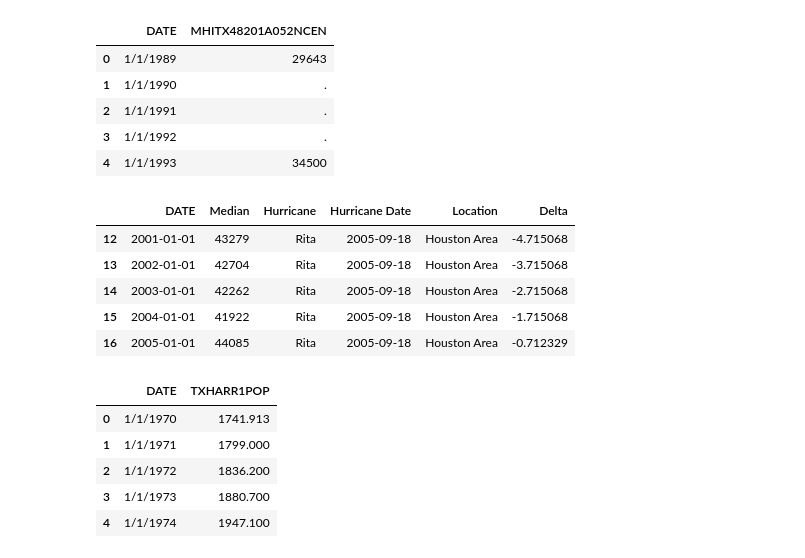
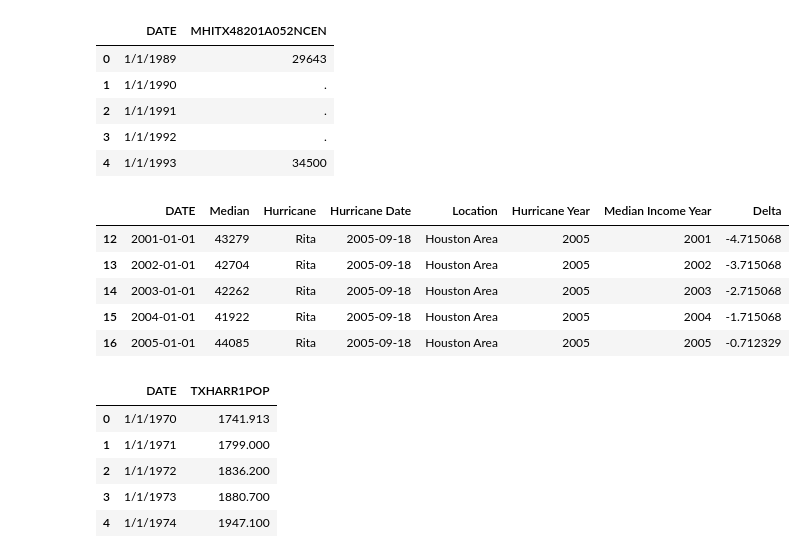
Before and after one commit to mchrzanowski27/Project1, a Jupyter notebook: Project 1 Data Rita.ipynb, the cells around one changed output. Saved outputs shown, nothing was run; the diff lists cells and outputs as text; code cells hidden in the pictures.

```diff
--- a/Project 1 Data Rita.ipynb
+++ b/Project 1 Data Rita.ipynb
@@ -215,33 +215,40 @@ rita_median_df.head()
 # %%
 # remove rows prior to 1990
 
 rita_median_df['DATE'] = pd.to_datetime(rita_median_df['DATE'])
 
 rita_median_df = rita_median_df[rita_median_df["DATE"] >= '2001-01-01']
 
 #Add hurricane, year, location
 
 rita_median_df[['Hurricane','Hurricane Date','Location']] = pd.DataFrame([['Rita','2005-09-18','Houston Area']], index = rita_median_df.index)
 
 rita_median_df['Hurricane Date'] = pd.to_datetime(rita_median_df['Hurricane Date'])
 
+rita_median_df['Hurricane Year'] = pd.to_datetime(rita_median_df['Hurricane Date'],format='%Y%m%d')
+
+rita_median_df['Hurricane Year'] = pd.DatetimeIndex(rita_median_df['Hurricane Year']).year
+
+rita_median_df['Median Income Year'] = pd.to_datetime(rita_median_df['DATE'],format='%Y%m%d')
+
+rita_median_df['Median Income Year'] = pd.DatetimeIndex(rita_median_df['Median Income Year']).year
 
 #We will need to show data from multiple years, so delta from hurricane best option
 rita_median_df['Delta'] = ((rita_median_df['DATE'] - rita_median_df['Hurricane Date']).dt.days/365)
 
 rita_median_df['Delta'] = rita_median_df['Delta'].astype(float)
 
 #Rename column
 rita_median_df = rita_median_df.rename(columns={'MHITX48201A052NCEN': 'Median'})
 
 rita_median_df.head()
 # %% [output]
-|  | DATE | Median | Hurricane | Hurricane Date | Location | Delta |
-| 12 | 2001-01-01 | 43279 | Rita | 2005-09-18 | Houston Area | -4.715068 |
-| 13 | 2002-01-01 | 42704 | Rita | 2005-09-18 | Houston Area | -3.715068 |
-| 14 | 2003-01-01 | 42262 | Rita | 2005-09-18 | Houston Area | -2.715068 |
-| 15 | 2004-01-01 | 41922 | Rita | 2005-09-18 | Houston Area | -1.715068 |
-| 16 | 2005-01-01 | 44085 | Rita | 2005-09-18 | Houston Area | -0.712329 |
+|  | DATE | Median | Hurricane | Hurricane Date | Location | Hurricane Year | Median Income Year | Delta |
+| 12 | 2001-01-01 | 43279 | Rita | 2005-09-18 | Houston Area | 2005 | 2001 | -4.715068 |
+| 13 | 2002-01-01 | 42704 | Rita | 2005-09-18 | Houston Area | 2005 | 2002 | -3.715068 |
+| 14 | 2003-01-01 | 42262 | Rita | 2005-09-18 | Houston Area | 2005 | 2003 | -2.715068 |
+| 15 | 2004-01-01 | 41922 | Rita | 2005-09-18 | Houston Area | 2005 | 2004 | -1.715068 |
+| 16 | 2005-01-01 | 44085 | Rita | 2005-09-18 | Houston Area | 2005 | 2005 | -0.712329 |
 # %%
 #import Econ data from Houston
 
```
Also changed, not shown: parts of 4 cells of this notebook, 7 other files.
